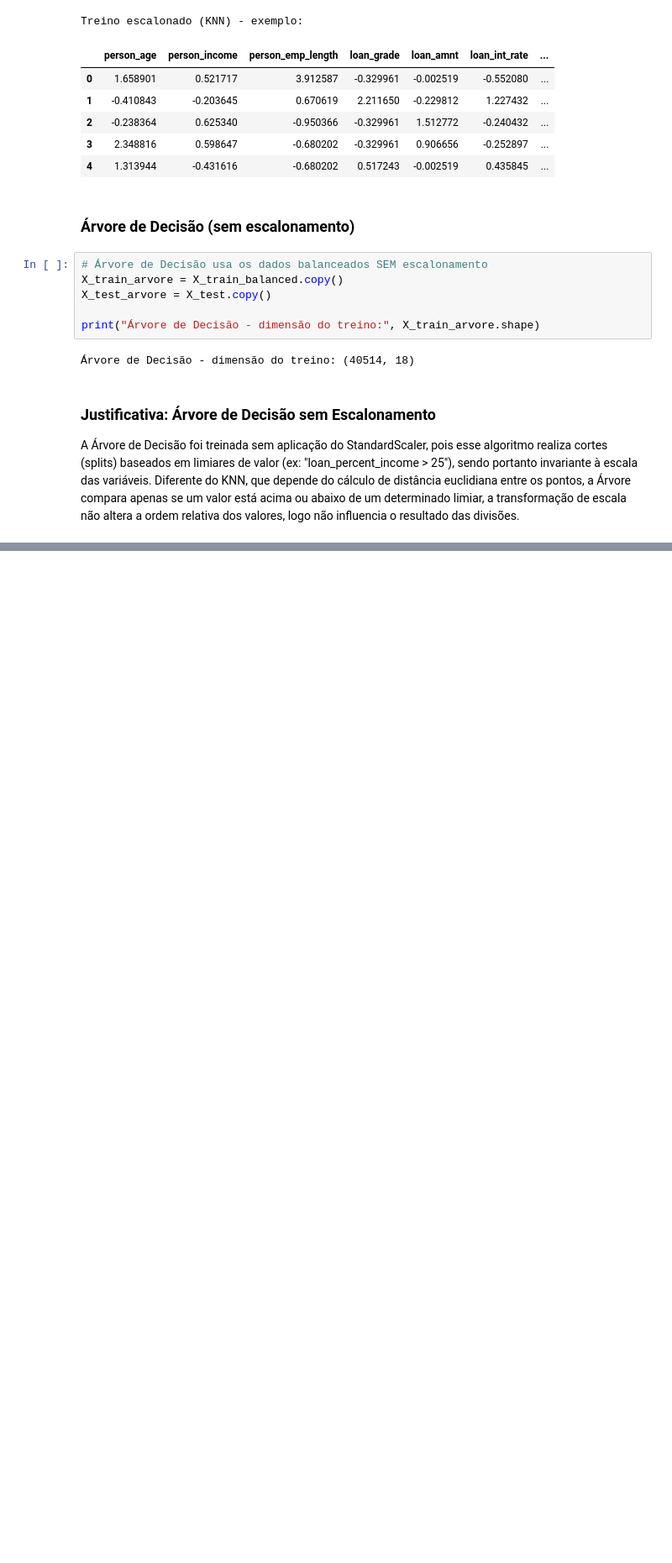
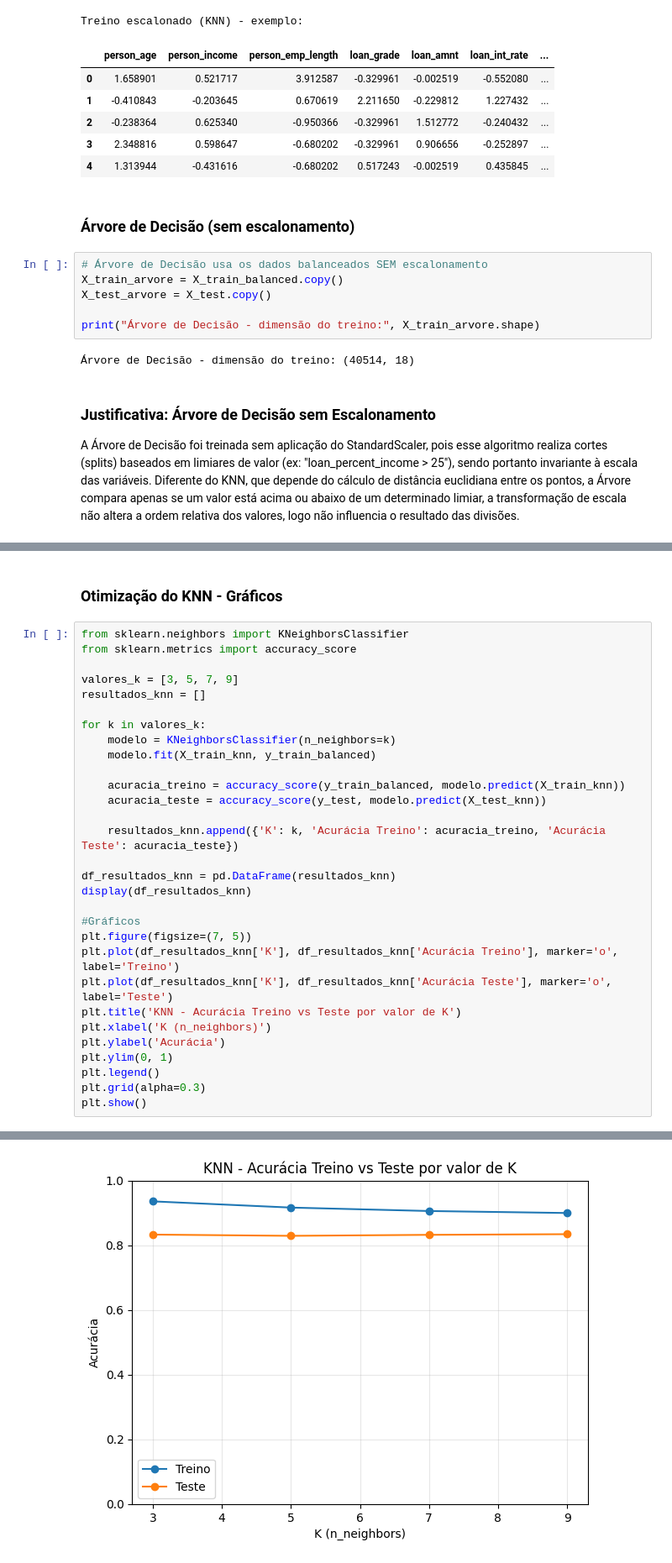
Before and after one commit to Rudolfhf/Projeto_Avaliativo_M-dulo_1, a Jupyter notebook: main.ipynb, the cells around one changed output, grey strips where cells are left out. Shown at 84% size. Drawn from its saved outputs; the diff is of its cells as text; blank space fills up the shorter version.

```diff
--- a/main.ipynb
+++ b/main.ipynb
@@ -447,0 +450,33 @@ A Árvore de Decisão foi treinada sem aplicação do StandardScaler, pois esse
+# %% [markdown]
+### Otimização do KNN - Gráficos
+# %%
+from sklearn.neighbors import KNeighborsClassifier
+from sklearn.metrics import accuracy_score
+
+valores_k = [3, 5, 7, 9]
+resultados_knn = []
+
+for k in valores_k:
+    modelo = KNeighborsClassifier(n_neighbors=k)
+    modelo.fit(X_train_knn, y_train_balanced)
+
+    acuracia_treino = accuracy_score(y_train_balanced, modelo.predict(X_train_knn))
+    acuracia_teste = accuracy_score(y_test, modelo.predict(X_test_knn))
+
+    resultados_knn.append({'K': k, 'Acurácia Treino': acuracia_treino, 'Acurácia Teste': acuracia_teste})
+
+df_resultados_knn = pd.DataFrame(resultados_knn)
+display(df_resultados_knn)
+
+#Gráficos
+plt.figure(figsize=(7, 5))
+plt.plot(df_resultados_knn['K'], df_resultados_knn['Acurácia Treino'], marker='o', label='Treino')
+plt.plot(df_resultados_knn['K'], df_resultados_knn['Acurácia Teste'], marker='o', label='Teste')
+plt.title('KNN - Acurácia Treino vs Teste por valor de K')
+plt.xlabel('K (n_neighbors)')
+plt.ylabel('Acurácia')
+plt.ylim(0, 1)
+plt.legend()
+plt.grid(alpha=0.3)
+plt.show()
+# %% [output]
@@ -447,0 +488 @@ A Árvore de Decisão foi treinada sem aplicação do StandardScaler, pois esse
+[figure, added]
```
Also changed, not shown: parts of 5 cells of this notebook.
